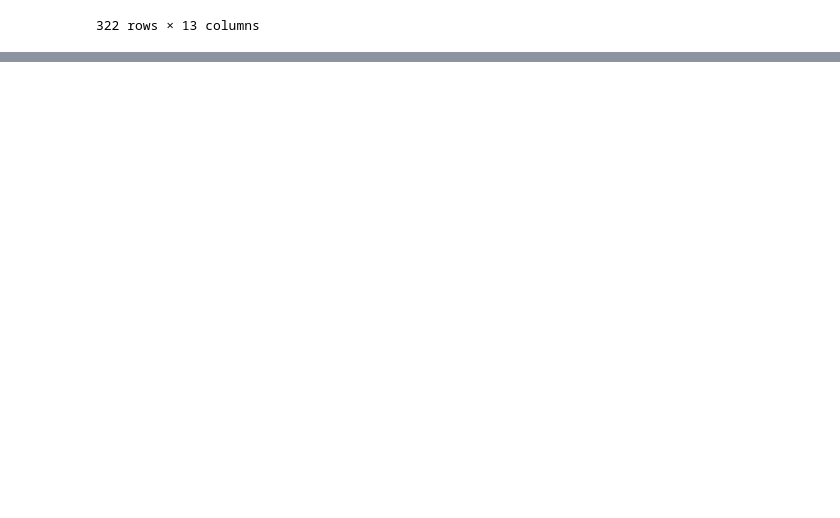
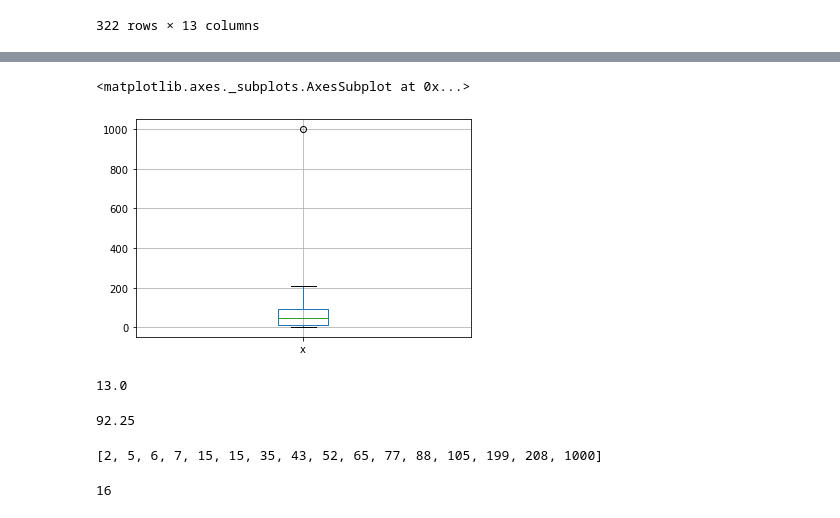
Before and after one commit to rukhaiyarshivam/iNeuronAssignment, a Jupyter notebook: practice.ipynb, the cells around one changed output, grey strips where cells are left out. Saved outputs shown, nothing was run; the diff lists cells and outputs as text; code cells hidden in the pictures; blank space fills up the shorter version.

```diff
--- a/practice.ipynb
+++ b/practice.ipynb
@@ -1142,0 +1450,7 @@ titanic.loc[(titanic['Survived']==0) & (titanic['Age'] < 40.0)]
+# %%
+df=pd.DataFrame({'x':[5,6,7,2,15,35,88,77,65,52,43,15,105,208,199,1000]})
+# %%
+df.boxplot()
+# %% [output]
+<matplotlib.axes._subplots.AxesSubplot at 0x...>
+[figure, added]
@@ -1142,0 +1459,16 @@ titanic.loc[(titanic['Survived']==0) & (titanic['Age'] < 40.0)]
+# %%
+np.quantile(df['x'],0.25)
+# %% [output]
+13.0
+# %%
+np.quantile(sorted([5,6,7,2,15,35,88,77,65,52,43,15,105,208,199,1000]),0.75)
+# %% [output]
+92.25
+# %%
+sorted([5,6,7,2,15,35,88,77,65,52,43,15,105,208,199,1000])
+# %% [output]
+[2, 5, 6, 7, 15, 15, 35, 43, 52, 65, 77, 88, 105, 199, 208, 1000]
+# %%
+len([5,6,7,2,15,35,88,77,65,52,43,15,105,208,199,1000])
+# %% [output]
+16
```
Also changed, not shown: parts of 99 cells of this notebook, 6 other files.
